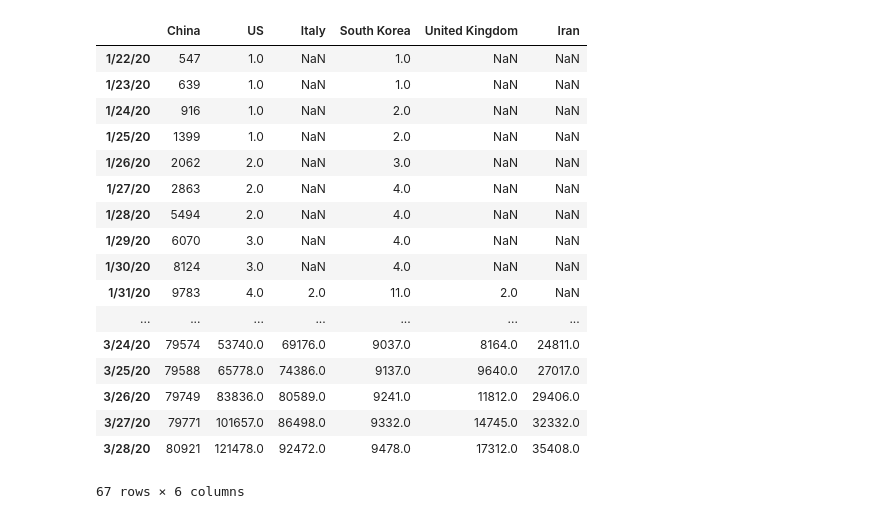
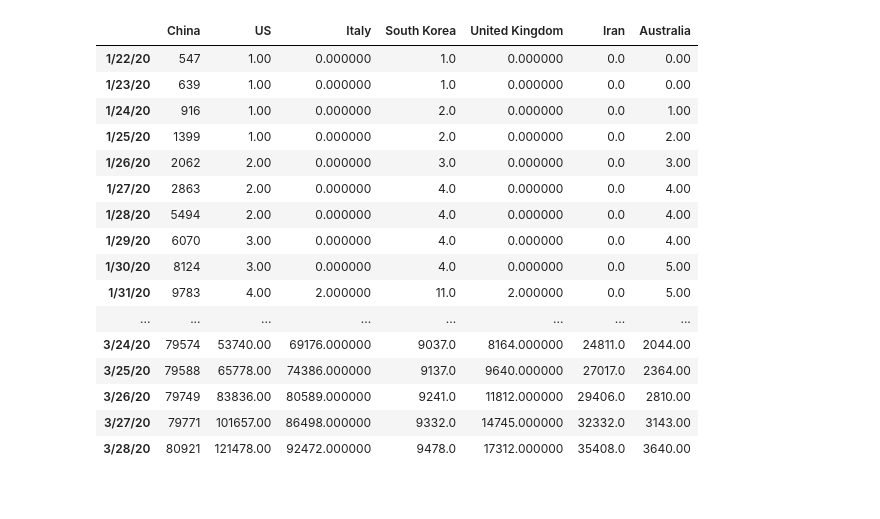
Before and after one commit to miholjcicmarko/COMP5360Project, a Jupyter notebook: python_journals/Time Series for World&US.ipynb, the cells around one changed output. Saved outputs shown, nothing was run; the diff lists cells and outputs as text; code cells hidden in the pictures.

```diff
--- a/python_journals/Time Series for World&US.ipynb
+++ b/python_journals/Time Series for World&US.ipynb
@@ -1,7 +1,7 @@
 # %%
 import pandas as pd
 # %%
-data = pd.read_csv("/Users/markomiholjcic/Documents/GitHub/COMP5360Project/project_files/csv_files/CLEANCDRData.csv")
+data = pd.read_csv(r"C:\Users\austi\Documents\GitHub\COMP5360Project\project_files\csv_files\CLEANCDRData.csv")
 # %%
 from datetime import datetime
 groupDate = data.groupby("Last Update")
@@ -118,12 +118,14 @@ dataUK = data[data["Country/Region"] == "United Kingdom"]
 group = dataUK.groupby("Last Update")
 d = group.sum()
 d = list(d["Confirmed"].values)
+
 d.sort()
 
 df = pd.DataFrame({"United Kingdom": d})
 df = pd.concat([dfDate,df], axis=1, sort = False)
 df = df.rename(columns={0: "Date"})
 dfUK = df.set_index('Date')
+pd.set_option("max_rows", None)
 # %%
 dataI = data[data["Country/Region"] == "Iran"]
 groupDate = dataI.groupby("Last Update")
@@ -145,8 +147,8 @@ df = pd.concat([dfDate,df], axis=1, sort = False)
 df = df.rename(columns={0: "Date"})
 dfI = df.set_index('Date')
 # %%
-dataS = data[data["Country/Region"] == "Singapore"]
-groupDate = dataS.groupby("Last Update")
+dataAuS = data[data["Country/Region"] == "Australia"]
+groupDate = dataAuS.groupby("Last Update")
 df1 = groupDate.count()
 
 df1 = list(df1.index.values)
@@ -154,16 +156,16 @@ df1.sort(key = lambda date: datetime.strptime(date, '%m/%d/%y'))
 
 dfDate = pd.DataFrame(df1)
 # %%
-dataS = data[data["Country/Region"] == "Singapore"]
-group = dataS.groupby("Last Update")
+dataAuS = data[data["Country/Region"] == "Australia"]
+group = dataAuS.groupby("Last Update")
 d = group.sum()
 d = list(d["Confirmed"].values)
 d.sort()
 
-df = pd.DataFrame({"Singapore": d})
+df = pd.DataFrame({"Australia": d})
 df = pd.concat([dfDate,df], axis=1, sort = False)
 df = df.rename(columns={0: "Date"})
-dfS = df.set_index('Date')
+dfAuS = df.set_index('Date')
 # %%
 dataIND = data[data["Country/Region"] == "India"]
 groupDate = dataIND.groupby("Last Update")
@@ -205,27 +207,28 @@ df = pd.concat([dfDate,df], axis=1, sort = False)
 df = df.rename(columns={0: "Date"})
 dfP = df.set_index('Date')
 # %%
-dfdata = pd.concat([dfChina,dfUS, dfIt, dfSK, dfUK, dfI], axis=1, sort = False)
+dfdata = pd.concat([dfChina,dfUS, dfIt, dfSK, dfUK, dfI,dfAuS], axis=1, sort = False)
+dfdata[['US','Italy','South Korea','United Kingdom', 'Iran','Australia']]= dfdata[['US','Italy','South Korea','United Kingdom', 'Iran','Australia']].interpolate()
+dfdata=dfdata.fillna(0)
 dfdata
 # %% [output]
-|  | China | US | Italy | South Korea | United Kingdom | Iran |
-| 1/22/20 | 547 | 1.0 | NaN | 1.0 | NaN | NaN |
-| 1/23/20 | 639 | 1.0 | NaN | 1.0 | NaN | NaN |
-| 1/24/20 | 916 | 1.0 | NaN | 2.0 | NaN | NaN |
-| 1/25/20 | 1399 | 1.0 | NaN | 2.0 | NaN | NaN |
-| 1/26/20 | 2062 | 2.0 | NaN | 3.0 | NaN | NaN |
-| 1/27/20 | 2863 | 2.0 | NaN | 4.0 | NaN | NaN |
-| 1/28/20 | 5494 | 2.0 | NaN | 4.0 | NaN | NaN |
-| 1/29/20 | 6070 | 3.0 | NaN | 4.0 | NaN | NaN |
-| 1/30/20 | 8124 | 3.0 | NaN | 4.0 | NaN | NaN |
-| 1/31/20 | 9783 | 4.0 | 2.0 | 11.0 | 2.0 | NaN |
-| ... | ... | ... | ... | ... | ... | ... |
-| 3/24/20 | 79574 | 53740.0 | 69176.0 | 9037.0 | 8164.0 | 24811.0 |
-| 3/25/20 | 79588 | 65778.0 | 74386.0 | 9137.0 | 9640.0 | 27017.0 |
-| 3/26/20 | 79749 | 83836.0 | 80589.0 | 9241.0 | 11812.0 | 29406.0 |
-| 3/27/20 | 79771 | 101657.0 | 86498.0 | 9332.0 | 14745.0 | 32332.0 |
-| 3/28/20 | 80921 | 121478.0 | 92472.0 | 9478.0 | 17312.0 | 35408.0 |
+|  | China | US | Italy | South Korea | United Kingdom | Iran | Australia |
+| 1/22/20 | 547 | 1.00 | 0.000000 | 1.0 | 0.000000 | 0.0 | 0.00 |
+| 1/23/20 | 639 | 1.00 | 0.000000 | 1.0 | 0.000000 | 0.0 | 0.00 |
+| 1/24/20 | 916 | 1.00 | 0.000000 | 2.0 | 0.000000 | 0.0 | 1.00 |
+| 1/25/20 | 1399 | 1.00 | 0.000000 | 2.0 | 0.000000 | 0.0 | 2.00 |
+| 1/26/20 | 2062 | 2.00 | 0.000000 | 3.0 | 0.000000 | 0.0 | 3.00 |
+| 1/27/20 | 2863 | 2.00 | 0.000000 | 4.0 | 0.000000 | 0.0 | 4.00 |
+| 1/28/20 | 5494 | 2.00 | 0.000000 | 4.0 | 0.000000 | 0.0 | 4.00 |
+| 1/29/20 | 6070 | 3.00 | 0.000000 | 4.0 | 0.000000 | 0.0 | 4.00 |
+| 1/30/20 | 8124 | 3.00 | 0.000000 | 4.0 | 0.000000 | 0.0 | 5.00 |
+| 1/31/20 | 9783 | 4.00 | 2.000000 | 11.0 | 2.000000 | 0.0 | 5.00 |
+| ... | ... | ... | ... | ... | ... | ... | ... |
+| 3/24/20 | 79574 | 53740.00 | 69176.000000 | 9037.0 | 8164.000000 | 24811.0 | 2044.00 |
+| 3/25/20 | 79588 | 65778.00 | 74386.000000 | 9137.0 | 9640.000000 | 27017.0 | 2364.00 |
+| 3/26/20 | 79749 | 83836.00 | 80589.000000 | 9241.0 | 11812.000000 | 29406.0 | 2810.00 |
+| 3/27/20 | 79771 | 101657.00 | 86498.000000 | 9332.0 | 14745.000000 | 32332.0 | 3143.00 |
+| 3/28/20 | 80921 | 121478.00 | 92472.000000 | 9478.0 | 17312.000000 | 35408.0 | 3640.00 |
-67 rows × 6 columns
 # %%
 import matplotlib.pyplot as plt
 %matplotlib inline
```
Also changed, not shown: parts of 4 cells of this notebook.
